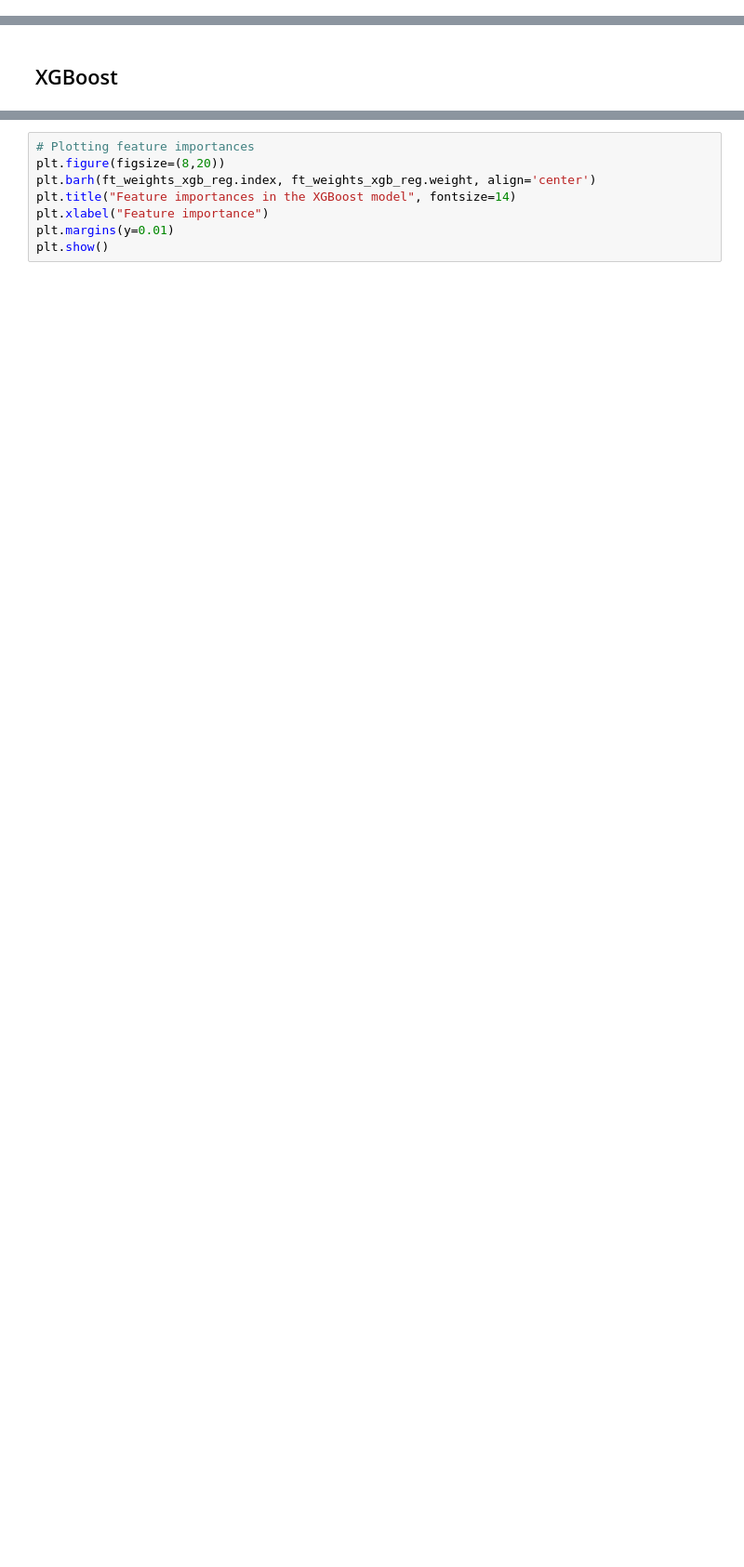
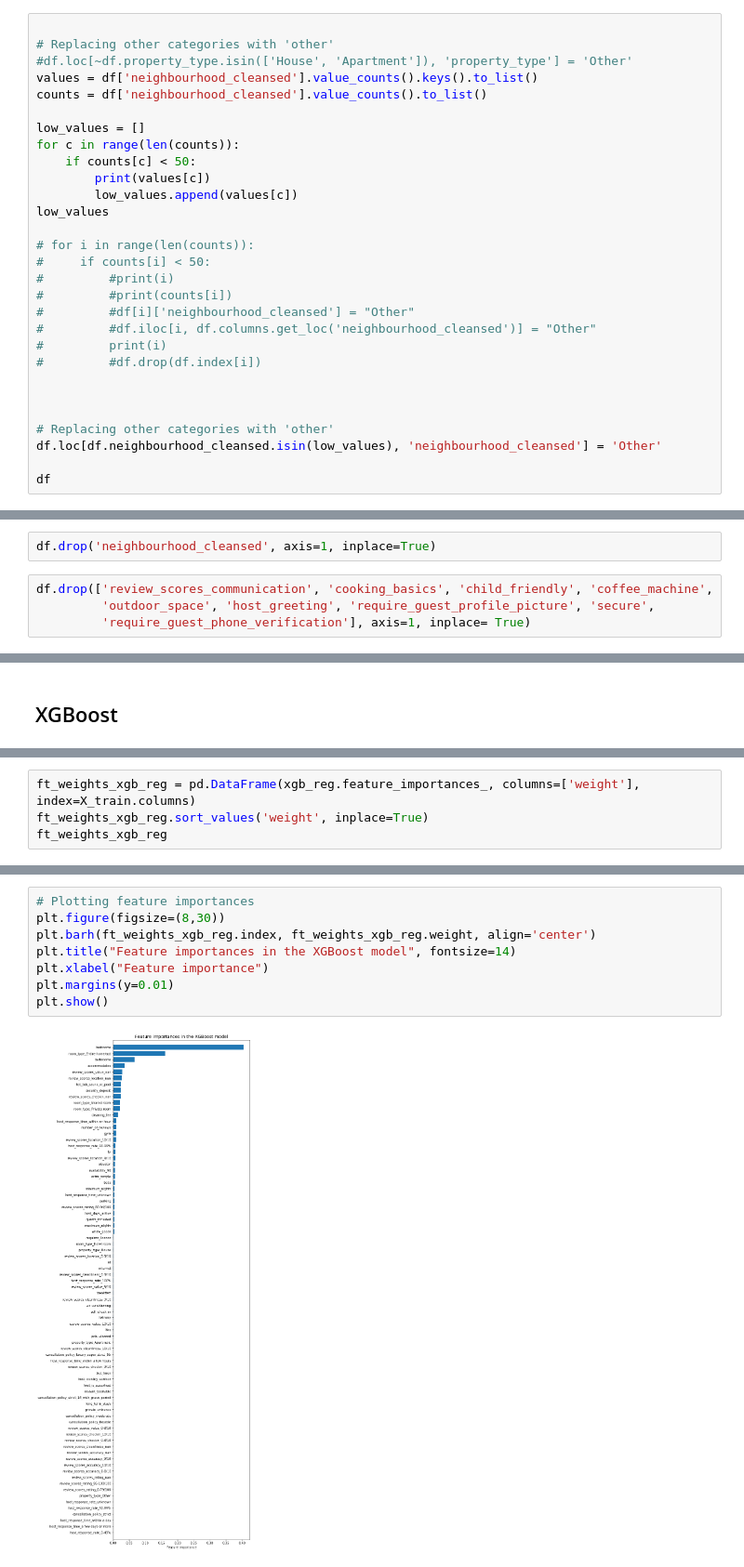
Before and after one commit to kianamills26/super-duper, a Jupyter notebook: FINAL_PROJ.ipynb, the cells around one changed output, grey strips where cells are left out. Shown at 93% size. Cells and saved outputs as stored; diff of their text form; blank space fills up the shorter version.

```diff
--- a/FINAL_PROJ.ipynb
+++ b/FINAL_PROJ.ipynb
@@ -464,0 +503,29 @@ df.drop('first_review', axis=1, inplace=True)
+# %%
+
+# Replacing other categories with 'other'
+#df.loc[~df.property_type.isin(['House', 'Apartment']), 'property_type'] = 'Other'
+values = df['neighbourhood_cleansed'].value_counts().keys().to_list()
+counts = df['neighbourhood_cleansed'].value_counts().to_list()
+
+low_values = []
+for c in range(len(counts)):
+    if counts[c] < 50:
+        print(values[c])
+        low_values.append(values[c])
+low_values
+
+# for i in range(len(counts)):
+#     if counts[i] < 50:
+#         #print(i)
+#         #print(counts[i])
+#         #df[i]['neighbourhood_cleansed'] = "Other"
+#         #df.iloc[i, df.columns.get_loc('neighbourhood_cleansed')] = "Other"
+#         print(i)
+#         #df.drop(df.index[i])
+
+
+
+# Replacing other categories with 'other'
+df.loc[df.neighbourhood_cleansed.isin(low_values), 'neighbourhood_cleansed'] = 'Other'
+
+df
@@ -465 +563,7 @@ df.drop('first_review', axis=1, inplace=True)
+# %%
+df.drop('neighbourhood_cleansed', axis=1, inplace=True)
+# %%
+df.drop(['review_scores_communication', 'cooking_basics', 'child_friendly', 'coffee_machine',
+         'outdoor_space', 'host_greeting', 'require_guest_profile_picture', 'secure',
+         'require_guest_phone_verification'], axis=1, inplace= True)
 # %%
@@ -534,0 +691,4 @@ NameError: name 'X_train' is not defined
+# %%
+ft_weights_xgb_reg = pd.DataFrame(xgb_reg.feature_importances_, columns=['weight'], index=X_train.columns)
+ft_weights_xgb_reg.sort_values('weight', inplace=True)
+ft_weights_xgb_reg
@@ -535,8 +713,10 @@ NameError: name 'X_train' is not defined
 # %%
 # Plotting feature importances
-plt.figure(figsize=(8,20))
+plt.figure(figsize=(8,30))
 plt.barh(ft_weights_xgb_reg.index, ft_weights_xgb_reg.weight, align='center')
 plt.title("Feature importances in the XGBoost model", fontsize=14)
 plt.xlabel("Feature importance")
 plt.margins(y=0.01)
 plt.show()
+# %% [output]
+[figure, added]
```
Also changed, not shown: parts of 12 cells of this notebook.
